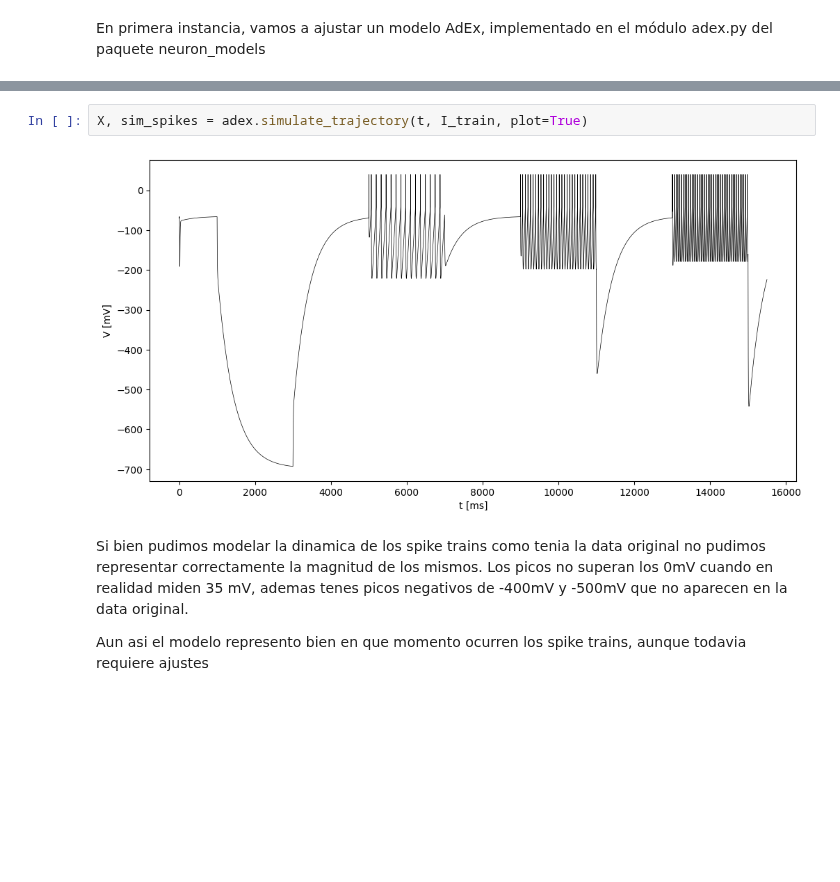
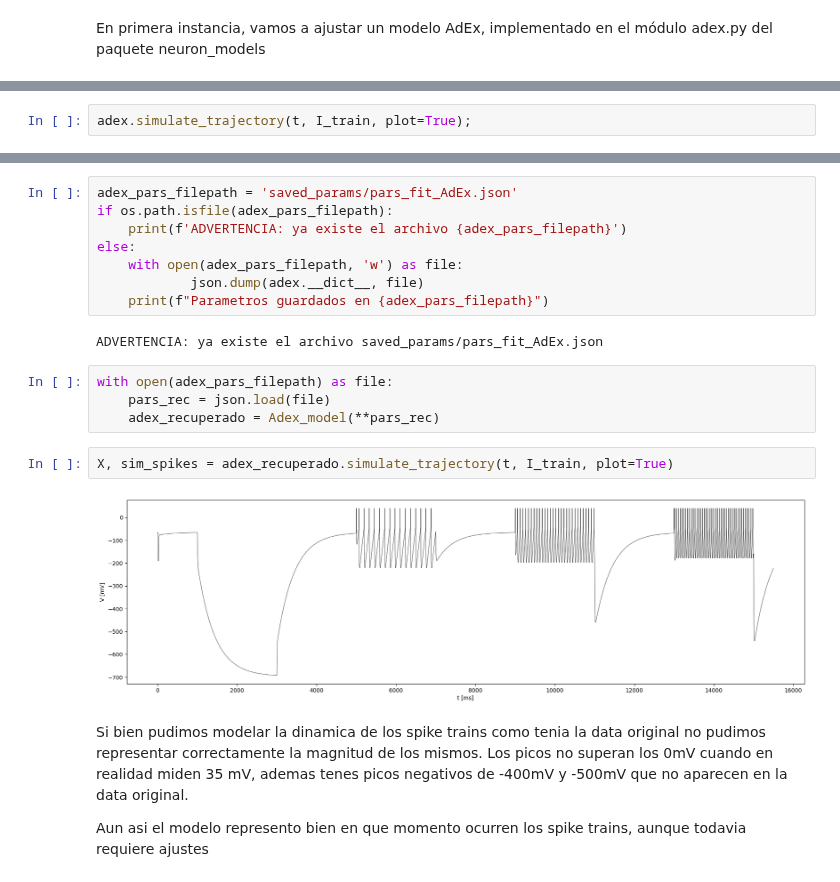
Before and after one commit to gonzagrau/Neuro-16-82, a Jupyter notebook: Trabajo Final/result_prelim_Grau_Gonzalez.ipynb, the cells around one changed output, grey strips where cells are left out. Drawn from its saved outputs; the diff is of its cells as text; blank space fills up the shorter version.

```diff
--- a/Trabajo Final/result_prelim_Grau_Gonzalez.ipynb
+++ b/Trabajo Final/result_prelim_Grau_Gonzalez.ipynb
@@ -130,0 +105,2 @@ No more evolution
+# %%
+adex.simulate_trajectory(t, I_train, plot=True);
@@ -131,7 +109,21 @@ No more evolution
+# %%
+adex_pars_filepath = 'saved_params/pars_fit_AdEx.json'
+if os.path.isfile(adex_pars_filepath):
+    print(f'ADVERTENCIA: ya existe el archivo {adex_pars_filepath}')
+else:
+    with open(adex_pars_filepath, 'w') as file:
+            json.dump(adex.__dict__, file)
+    print(f"Parametros guardados en {adex_pars_filepath}")
+# %% [output]
+ADVERTENCIA: ya existe el archivo saved_params/pars_fit_AdEx.json
+# %%
+with open(adex_pars_filepath) as file:
+    pars_rec = json.load(file)
+    adex_recuperado = Adex_model(**pars_rec)
 # %%
-X, sim_spikes = adex.simulate_trajectory(t, I_train, plot=True)
+X, sim_spikes = adex_recuperado.simulate_trajectory(t, I_train, plot=True)
 # %% [output]
-[figure, old version]
+[figure, new version]
 # %% [markdown]
 Si bien pudimos modelar la dinamica de los spike trains como tenia la data original no pudimos representar correctamente la magnitud de los mismos. Los picos no superan los 0mV cuando en realidad miden 35 mV, ademas tenes picos negativos de -400mV y -500mV que no aparecen en la data original.
 
```
Also changed, not shown: parts of 15 cells of this notebook, 4 other files.
